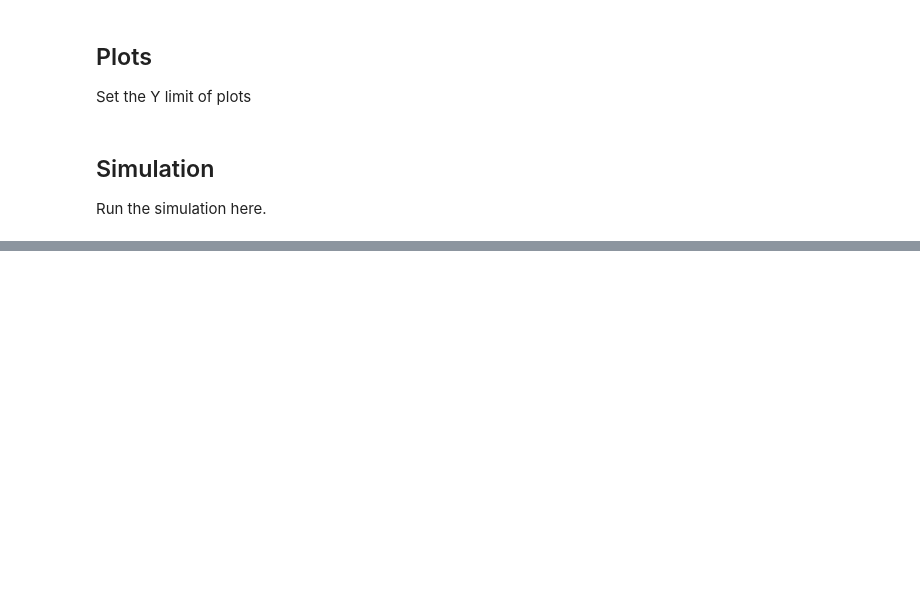
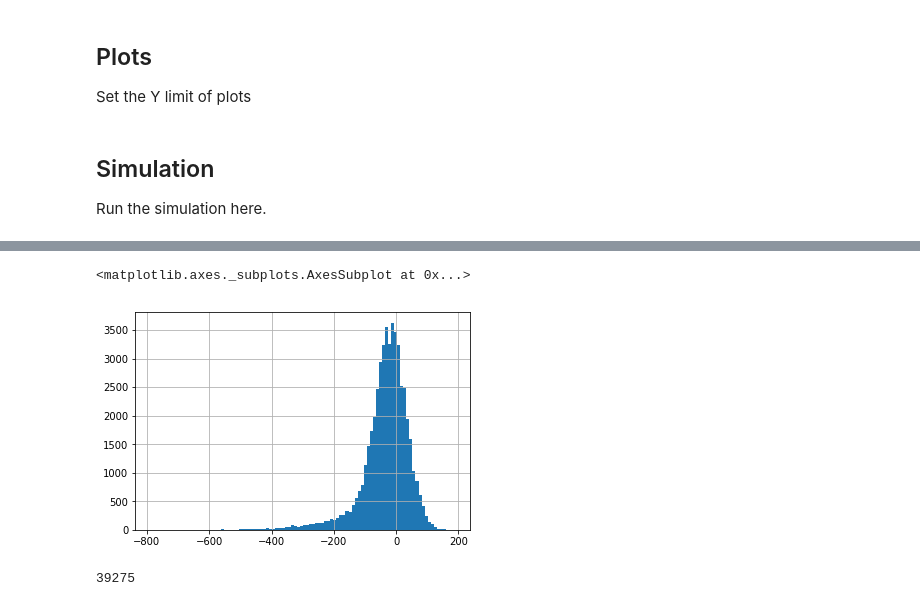
Before and after one commit to AlexBorger/shapeland, a Jupyter notebook: Code/amusement_park_sim.ipynb, the cells around one changed output, grey strips where cells are left out. Saved outputs shown, nothing was run; the diff lists cells and outputs as text; code cells hidden in the pictures; blank space fills up the shorter version.

```diff
--- a/Code/amusement_park_sim.ipynb
+++ b/Code/amusement_park_sim.ipynb
@@ -473,0 +554,28 @@ park.print_logs(N = 5)
+# %%
+# when are agents leaving the park?
+arrivals = []
+exits = []
+desired_exits = []
+for agent in park.agents.values():
+    arrivals.append(agent.state["arrival_time"])
+    exits.append(agent.state["exit_time"])
+    desired_exits.append(agent.state["arrival_time"] + agent.behavior["stay_time_preference"])
+# %%
+import pandas as pd
+df = pd.DataFrame({'arrivals':arrivals,
+                   'exits':exits,
+                   'desired_exits':desired_exits})
+df['exit_delta'] = df['exits'] - df['desired_exits']
+df['exit_delta'].hist(bins=100)
+# %% [output]
+<matplotlib.axes._subplots.AxesSubplot at 0x...>
+[figure, added]
+# %%
+df['exit_delta'].mean()
+
+# on average, agents are leaving the park around half an hour earlier than their archetype and arrival would suggest.
+# what about agents who showed up late?
+df_desired_leave_on_time = df[df['desired_exits'] < park.park_close]
+len(df_desired_leave_on_time)
+# %% [output]
+39275
```
Also changed, not shown: parts of 11 cells of this notebook, 4 other files.
